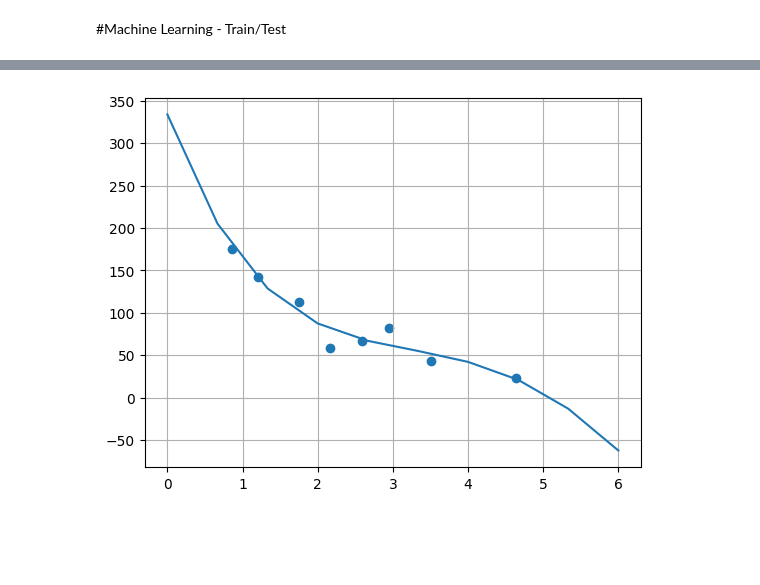
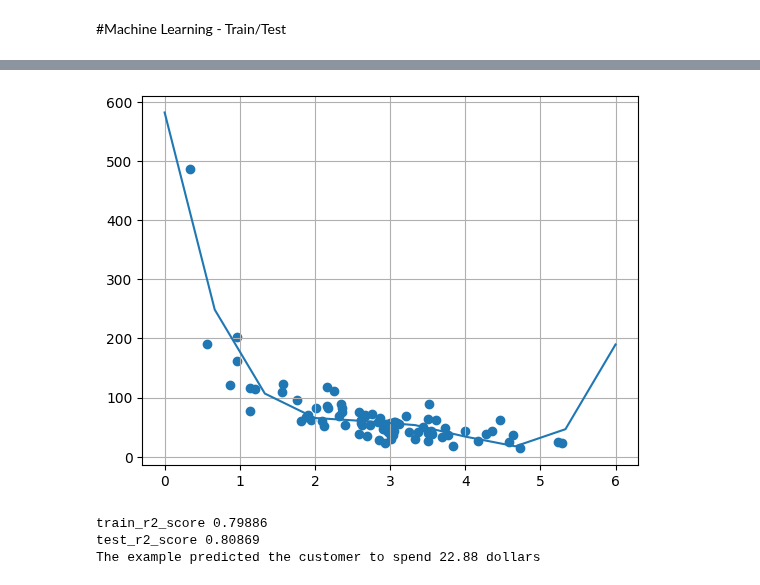
Before and after one commit to kjeyaram-orcl/DataScience, a Jupyter notebook: MachineLearningBasics.ipynb, the cells around one changed output, grey strips where cells are left out. Cells and saved outputs as stored; diff of their text form; code cells hidden in the pictures; blank space fills up the shorter version.

```diff
--- a/MachineLearningBasics.ipynb
+++ b/MachineLearningBasics.ipynb
@@ -242,23 +242,36 @@ print(predictedCO2)
 import numpy as np
 import matplotlib.pyplot as plt
 numpy.random.seed(2)
+from sklearn.metrics import r2_score
 
-x = numpy.random.normal(3, 1, 10)
-y = numpy.random.normal(150, 40, 10) / x
+x = numpy.random.normal(3, 1, 100)
+y = numpy.random.normal(150, 40, 100) / x
 
-train_x=x[:8]
-train_y=y[:8]
+train_x=x[:80]
+train_y=y[:80]
 
-test_x=x[8:]
-test_y=y[8:]
+test_x=x[80:]
+test_y=y[80:]
 
 plt.scatter(train_x, train_y)
 plt.grid()
 
 fit=np.polyfit(train_x, train_y,4)
-cur=np.poly1d(fit)
-print(cur)
+curve=np.poly1d(fit)
+print(curve)
 line = numpy.linspace(0,6,10)
-plt.plot(line,cur(line))
+plt.plot(line,curve(line))
 plt.show()
+
+#R2
+train_r2 = r2_score(train_y, curve(train_x))
+print('train_r2_score', round(train_r2,5))
+
+#Bring in the Testing Set
+test_r2 = r2_score(test_y, curve(test_x)) # Please note: Using model, just passing different dataset of x & y
+print('test_r2_score', round(test_r2,5))
+
+#Predict Values
+#How much money will a buying customer spend, if she or he stays in the shop for 5 minutes?
+print('The example predicted the customer to spend',round(curve(5),2),'dollars')
 # %% [output]
@@ -267 +280,4 @@ plt.show()
-[figure, old version]
+[figure, new version]
+train_r2_score 0.79886
+test_r2_score 0.80869
+The example predicted the customer to spend 22.88 dollars
```
Also changed, not shown: parts of 1 cell of this notebook.
